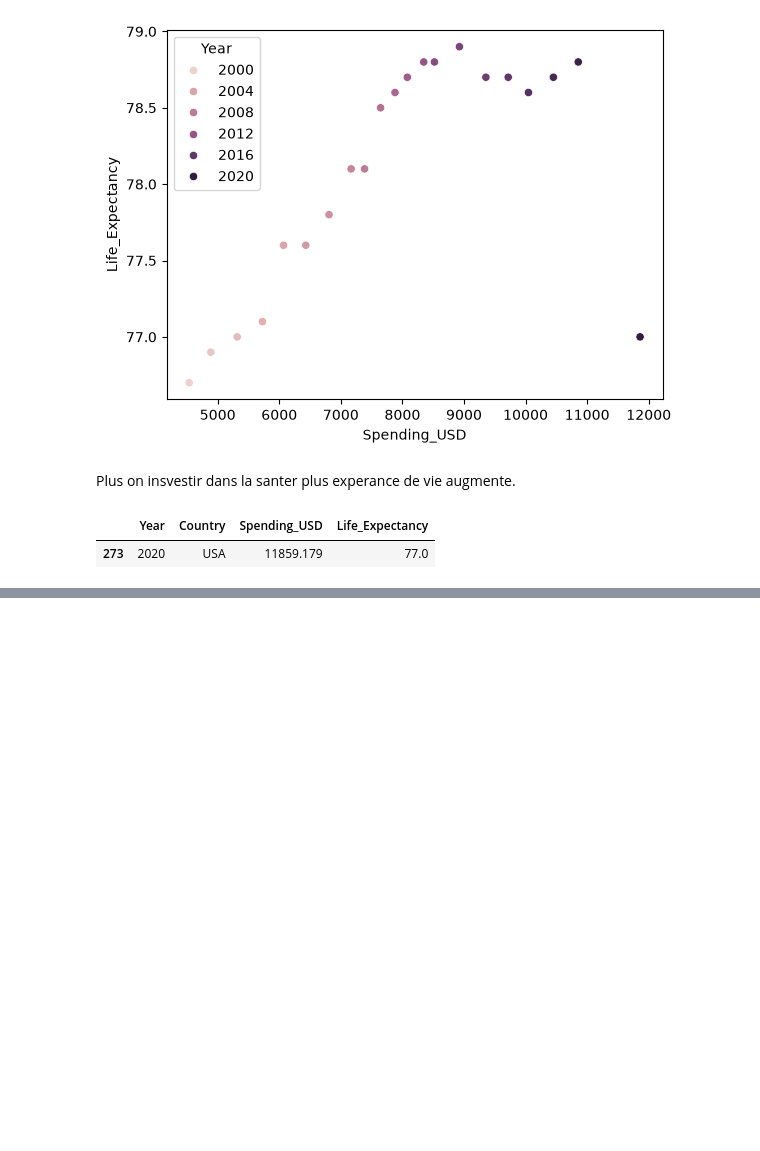
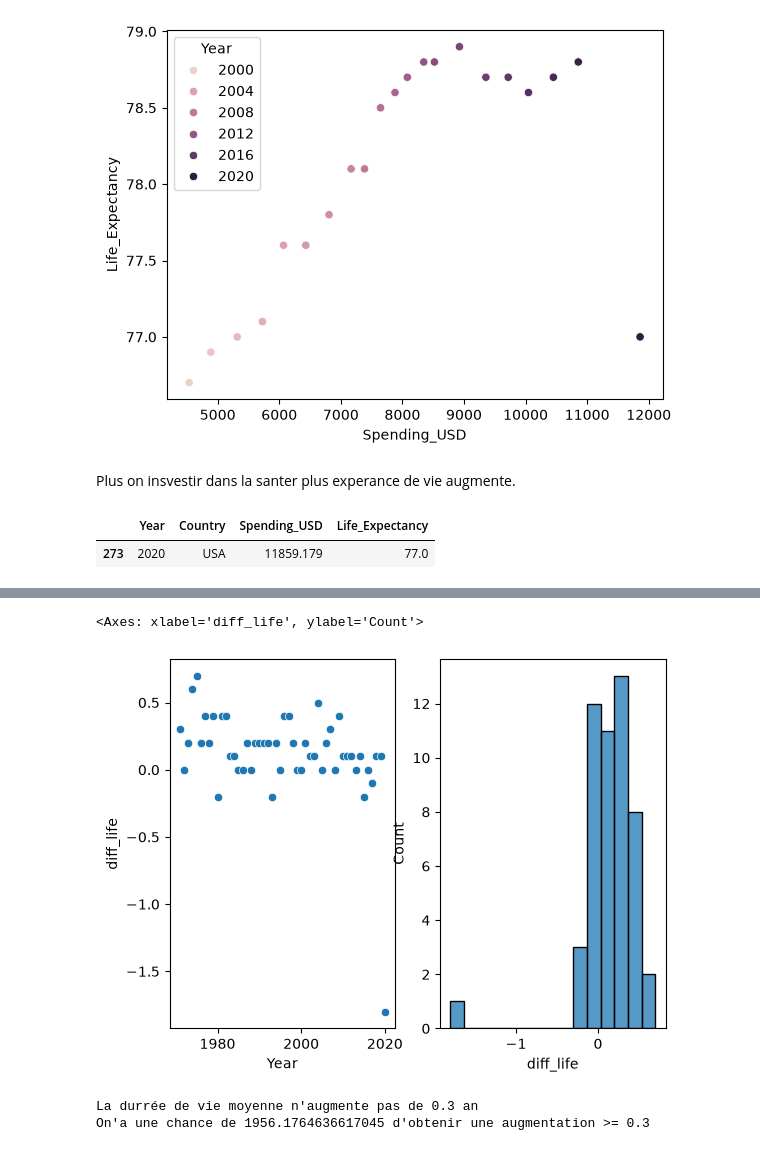
Before and after one commit to Bore237/data_science_training, a Jupyter notebook: src/methodologie_ia/healh.ipynb, the cells around one changed output, grey strips where cells are left out. Drawn from its saved outputs; the diff is of its cells as text; code cells hidden in the pictures; blank space fills up the shorter version.

```diff
--- a/src/methodologie_ia/healh.ipynb
+++ b/src/methodologie_ia/healh.ipynb
@@ -170,0 +202,21 @@ sub_df[sub_df['Spending_USD'] > 11000]
+# %%
+df_usa = df.query("Country == 'USA'")
+df_usa['diff_life'] = df_usa['Life_Expectancy'].diff().dropna()
+fig,axes = plt.subplots(1, 2)
+sns.scatterplot(df_usa, x='Year', y='diff_life', ax=axes[0])
+sns.histplot(df_usa, x='diff_life', ax=axes[1])
+# %% [output]
+<Axes: xlabel='diff_life', ylabel='Count'>
+[figure, added]
+# %%
+res = stats.ttest_1samp(df_usa['diff_life'].dropna(),popmean= 0.3)
+
+if res.pvalue > 0.02:
+    print("La durrée de vie moyenne augmente de 0.3 an")
+else:
+    print("La durrée de vie moyenne n'augmente pas de 0.3 an")
+
+    print(f"On'a une chance de {1/res.pvalue} d'obtenir une augmentation >= 0.3")
+# %% [output]
+La durrée de vie moyenne n'augmente pas de 0.3 an
+On'a une chance de 1956.1764636617045 d'obtenir une augmentation >= 0.3
```
Also changed, not shown: parts of 6 cells of this notebook.
